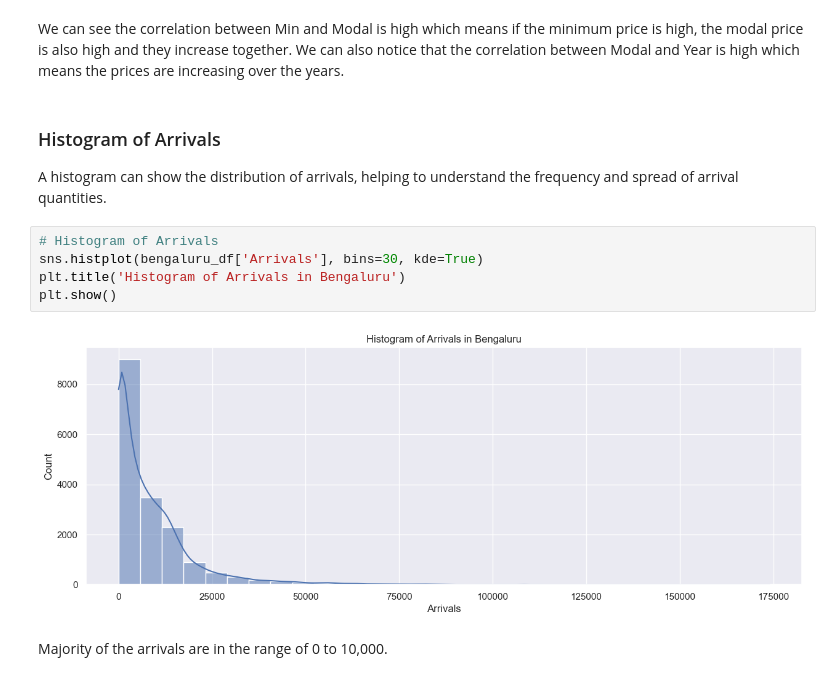
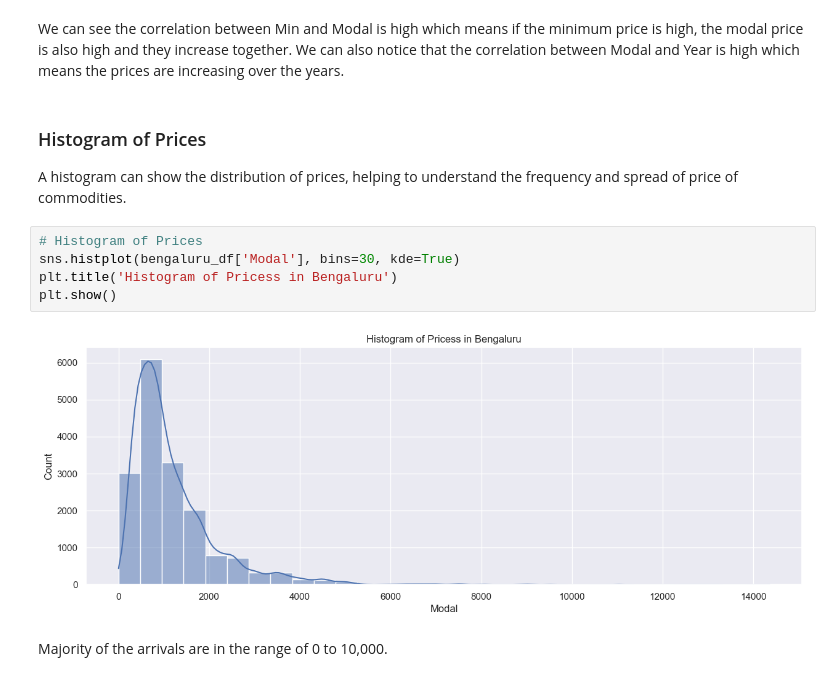
Before and after one commit to Tharun-v789/agripredict, a Jupyter notebook: Visualization.ipynb, the cells around one changed output. Saved outputs shown, nothing was run; the diff lists cells and outputs as text.

```diff
--- a/Visualization.ipynb
+++ b/Visualization.ipynb
@@ -296,15 +296,15 @@ plt.show()
 We can see the correlation between Min and Modal is high which means if the minimum price is high, the modal price is also high and they increase together.
 We can also notice that the correlation between Modal and Year is high which means the prices are increasing over the years.
 # %% [markdown]
-### Histogram of Arrivals
-A histogram can show the distribution of arrivals, helping to understand the frequency and spread of arrival quantities.
+### Histogram of Prices
+A histogram can show the distribution of prices, helping to understand the frequency and spread of price of commodities.
 # %%
-# Histogram of Arrivals
-sns.histplot(bengaluru_df['Arrivals'], bins=30, kde=True)
-plt.title('Histogram of Arrivals in Bengaluru')
+# Histogram of Prices
+sns.histplot(bengaluru_df['Modal'], bins=30, kde=True)
+plt.title('Histogram of Pricess in Bengaluru')
 plt.show()
 # %% [output]
-[figure, old version]
+[figure, new version]
 # %% [markdown]
 Majority of the arrivals are in the range of 0 to 10,000.
 # %% [markdown]
```
Also changed, not shown: 6 other files.
